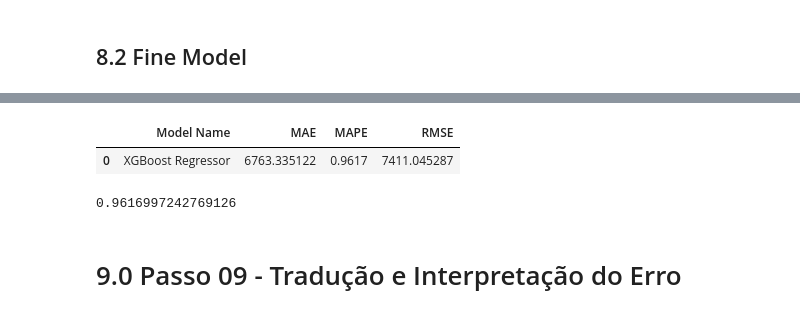
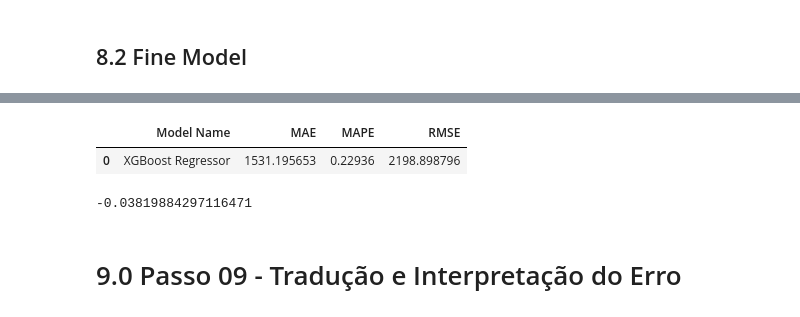
Before and after one commit to valferreiraalv/rossmamm_sales_predict, a Jupyter notebook: notebooks/m10_v01_store_sales_prediction.ipynb, the cells around one changed output, grey strips where cells are left out. Saved outputs shown, nothing was run; the diff lists cells and outputs as text; code cells hidden in the pictures.

```diff
--- a/notebooks/m10_v01_store_sales_prediction.ipynb
+++ b/notebooks/m10_v01_store_sales_prediction.ipynb
@@ -1281,8 +1281,8 @@ a = cross_validation( x_training, 5, 'Lasso', model )
 ## 8.2 Fine Model
 # %%
 param_tuned = {
-    'n_estimators': 3000,
-    'eta': 0.03,
+    'n_estimators': 30,
+    #'eta': 0.03,
     'max_depth': 5,
     'subsample': 0.7,
     'colsample_bytree': 0.7,
@@ -1292,7 +1292,7 @@ param_tuned = {
  # model
 model_xgb_tuned = xgb.XGBRegressor( objetive='reg:squarederror',
                                           n_estimators=param_tuned['n_estimators'],
-                                          eta=param_tuned['eta'],
+                                          #eta=param_tuned['eta'],
                                           max_depth=param_tuned['max_depth'],
                                           subsample=param_tuned['subsample'],
                                           colsample_bytree=param_tuned['colsample_bytree'],
@@ -1309,15 +1309,15 @@ xgb_result_tuned
 Parameters: { "objetive" } might not be used.
 
   This could be a false alarm, with some parameters getting used by language bindings but
   then being mistakenly passed down to XGBoost core, or some parameter actually being used
   but getting flagged wrongly here. Please open an issue if you find any such cases.
 |  | Model Name | MAE | MAPE | RMSE |
-| 0 | XGBoost Regressor | 6763.335122 | 0.9617 | 7411.045287 |
+| 0 | XGBoost Regressor | 1531.195653 | 0.22936 | 2198.898796 |
 # %%
 mpe = mean_percentage_error( np.expm1( y_test ), np.expm1( yhat_xgb_tuned ) )
 mpe
 # %% [output]
-0.9616997242769126
+-0.03819884297116471
 # %% [markdown]
 # 9.0 Passo 09 - Tradução e Interpretação do Erro
 # %%
```
Also changed, not shown: parts of 12 cells of this notebook.
